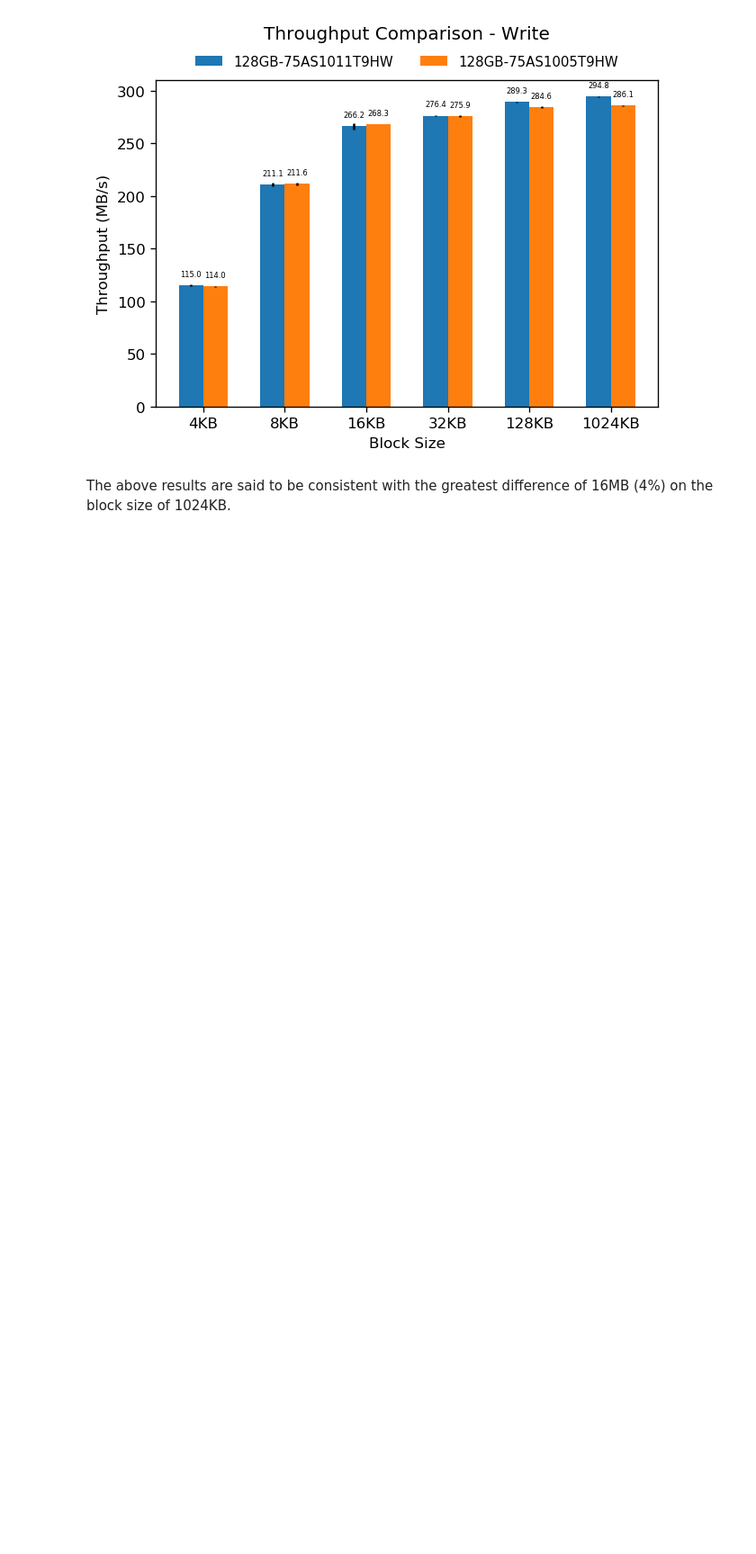
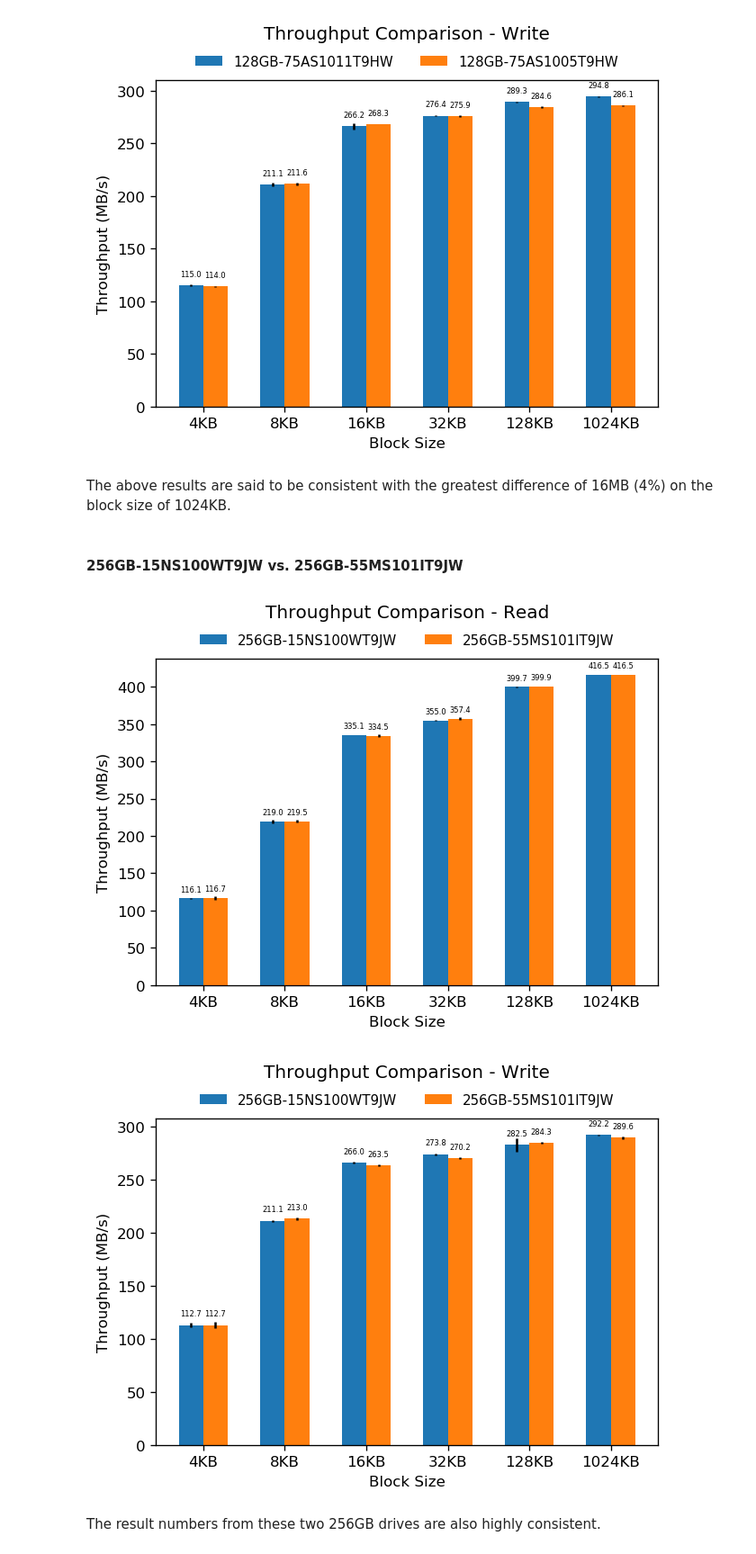
Before and after one commit to ljishen/SSSPT, a Jupyter notebook: analysis/notebooks/throughput_comparison.ipynb, the cells around one changed output. Shown at 90% size. Drawn from its saved outputs; the diff is of its cells as text; code cells hidden in the pictures; blank space fills up the shorter version.

Commit message:
Update throughput notebooks for RockPro64 after adding profiles for SSD 55MS101IT9JW

```diff
--- a/analysis/notebooks/throughput_comparison.ipynb
+++ b/analysis/notebooks/throughput_comparison.ipynb
@@ -106,3 +106,15 @@ plot_throughput_comp({
 [figure]
 # %% [markdown]
 The above results are said to be consistent with the greatest difference of 16MB (4%) on the block size of 1024KB.
+# %% [markdown]
+#### 256GB-15NS100WT9JW vs. 256GB-55MS101IT9JW
+# %%
+plot_throughput_comp({
+    '256GB-15NS100WT9JW': 'rockpro64/throughput/1',
+    '256GB-55MS101IT9JW': 'rockpro64/throughput/4'
+})
+# %% [output]
+[figure, added]
+[figure, added]
+# %% [markdown]
+The result numbers from these two 256GB drives are also highly consistent.
```
